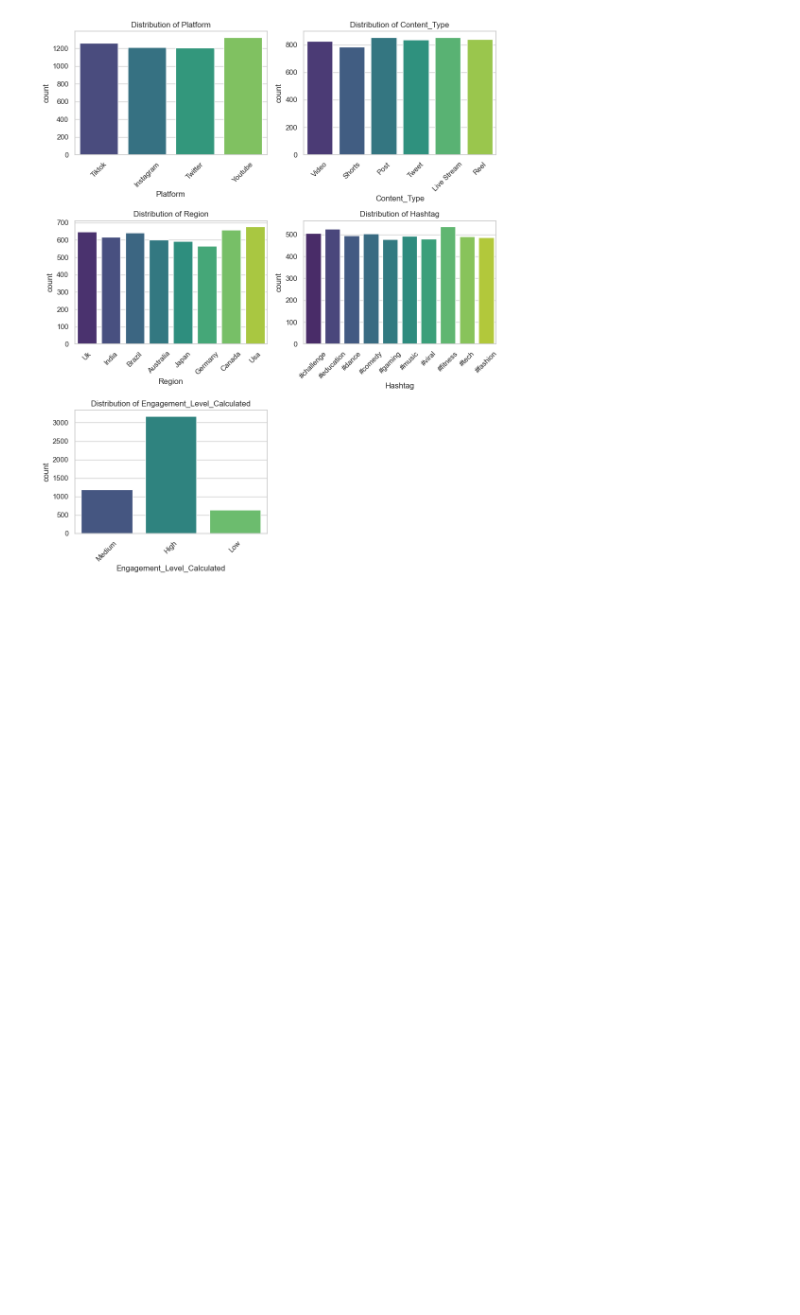
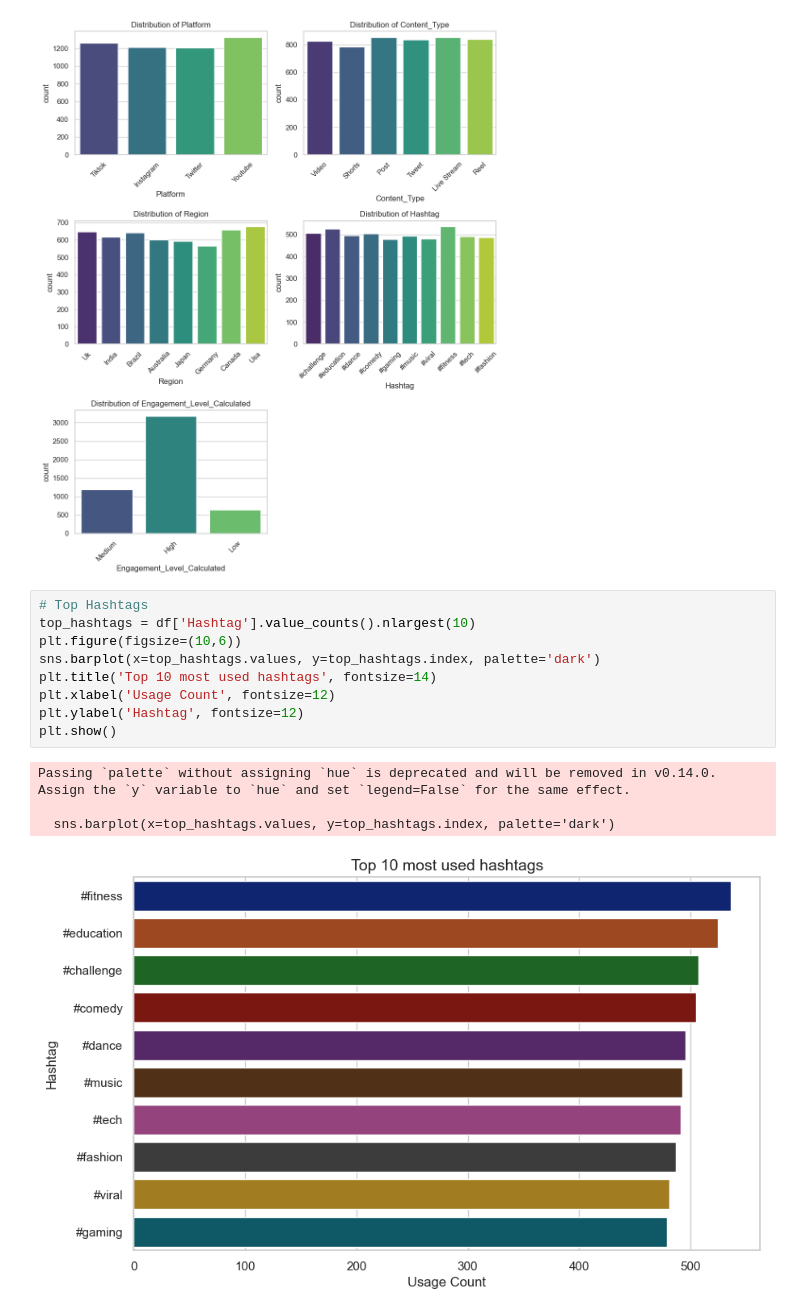
Before and after one commit to jari127/MSDS25026_Project, a Jupyter notebook: code_file.ipynb, the cells around one changed output. Drawn from its saved outputs; the diff is of its cells as text; blank space fills up the shorter version.

Commit message:
#10: Data visualization update: implemented Top Hashtags bar chart, bivariate analysis with pair plots for numerical features, and correlation heatmap

```diff
--- a/code_file.ipynb
+++ b/code_file.ipynb
@@ -635,3 +635,17 @@ Passing `palette` without assigning `hue` is deprecated and will be removed in v
 
   sns.countplot(data=df, x=col, palette='viridis')
 [figure]
+# %%
+# Top Hashtags
+top_hashtags = df['Hashtag'].value_counts().nlargest(10)
+plt.figure(figsize=(10,6))
+sns.barplot(x=top_hashtags.values, y=top_hashtags.index, palette='dark')
+plt.title('Top 10 most used hashtags', fontsize=14)
+plt.xlabel('Usage Count', fontsize=12)
+plt.ylabel('Hashtag', fontsize=12)
+plt.show()
+# %% [output]
+Passing `palette` without assigning `hue` is deprecated and will be removed in v0.14.0. Assign the `y` variable to `hue` and set `legend=False` for the same effect.
+
+  sns.barplot(x=top_hashtags.values, y=top_hashtags.index, palette='dark')
+[figure, added]
```
Also changed, not shown: parts of 12 cells of this notebook, 3 other files.
